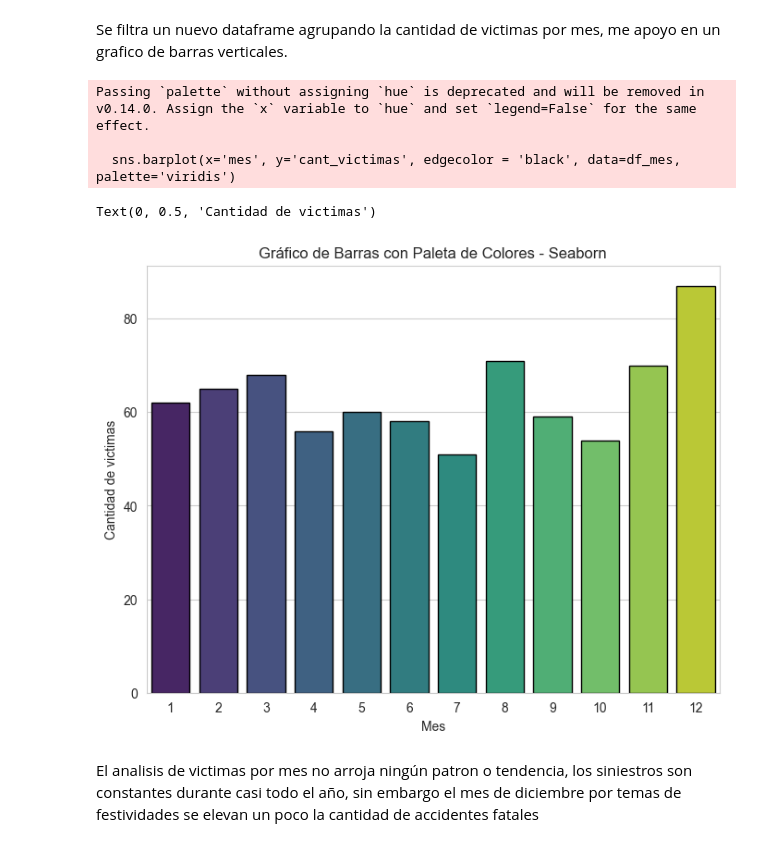
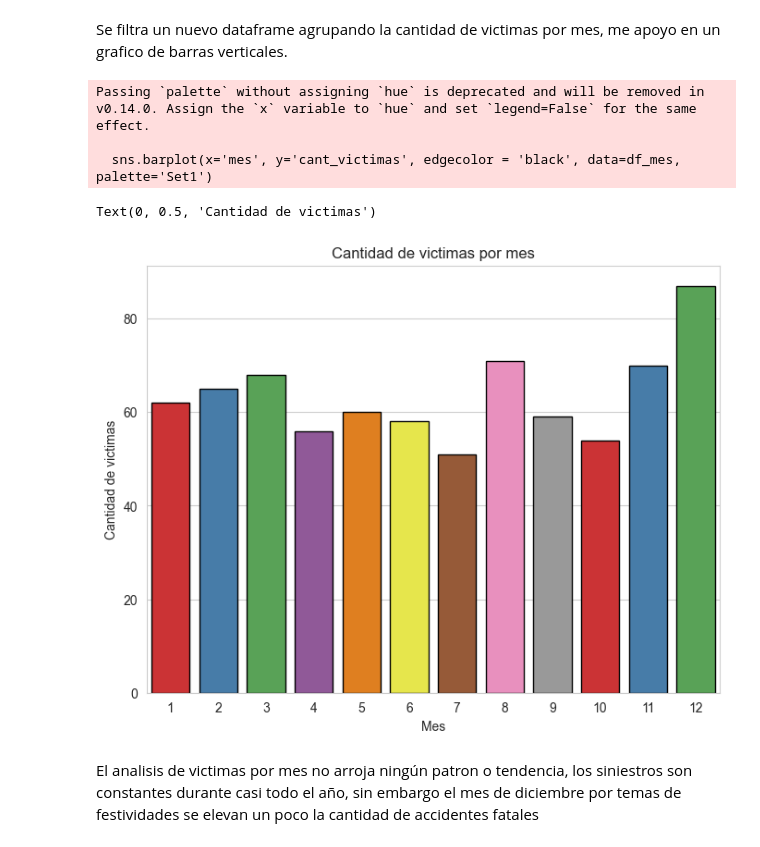
Before and after one commit to NestorSaenz/Accidentes-viales-Buenos-Aires, a Jupyter notebook: EDA.ipynb, the cells around one changed output. Saved outputs shown, nothing was run; the diff lists cells and outputs as text; code cells hidden in the pictures.

```diff
--- a/EDA.ipynb
+++ b/EDA.ipynb
@@ -184,18 +184,18 @@ df_mes = df_mes.sort_values(by = 'cant_victimas', ascending = False)
 # %%
 # Crear el gráfico de barras
 plt.figure(figsize=(8, 6))
-sns.barplot(x='mes', y='cant_victimas', edgecolor = 'black', data=df_mes, palette='viridis')
+sns.barplot(x='mes', y='cant_victimas', edgecolor = 'black', data=df_mes, palette='Set1')
 
 # Añadir título y etiquetas
-plt.title('Gráfico de Barras con Paleta de Colores - Seaborn')
+plt.title('Cantidad de victimas por mes')
 plt.xlabel('Mes')
 plt.ylabel('Cantidad de victimas')
 # %% [output]
 Passing `palette` without assigning `hue` is deprecated and will be removed in v0.14.0. Assign the `x` variable to `hue` and set `legend=False` for the same effect.
 
-  sns.barplot(x='mes', y='cant_victimas', edgecolor = 'black', data=df_mes, palette='viridis')
+  sns.barplot(x='mes', y='cant_victimas', edgecolor = 'black', data=df_mes, palette='Set1')
 Text(0, 0.5, 'Cantidad de victimas')
-[figure, old version]
+[figure, new version]
 # %% [markdown]
 El analisis de victimas por mes no arroja ningún patron o tendencia, los siniestros son constantes durante casi todo el año, sin embargo el mes de diciembre  por temas de festividades se elevan un poco la cantidad de accidentes fatales
 # %% [markdown]
```
Also changed, not shown: parts of 14 cells of this notebook.
